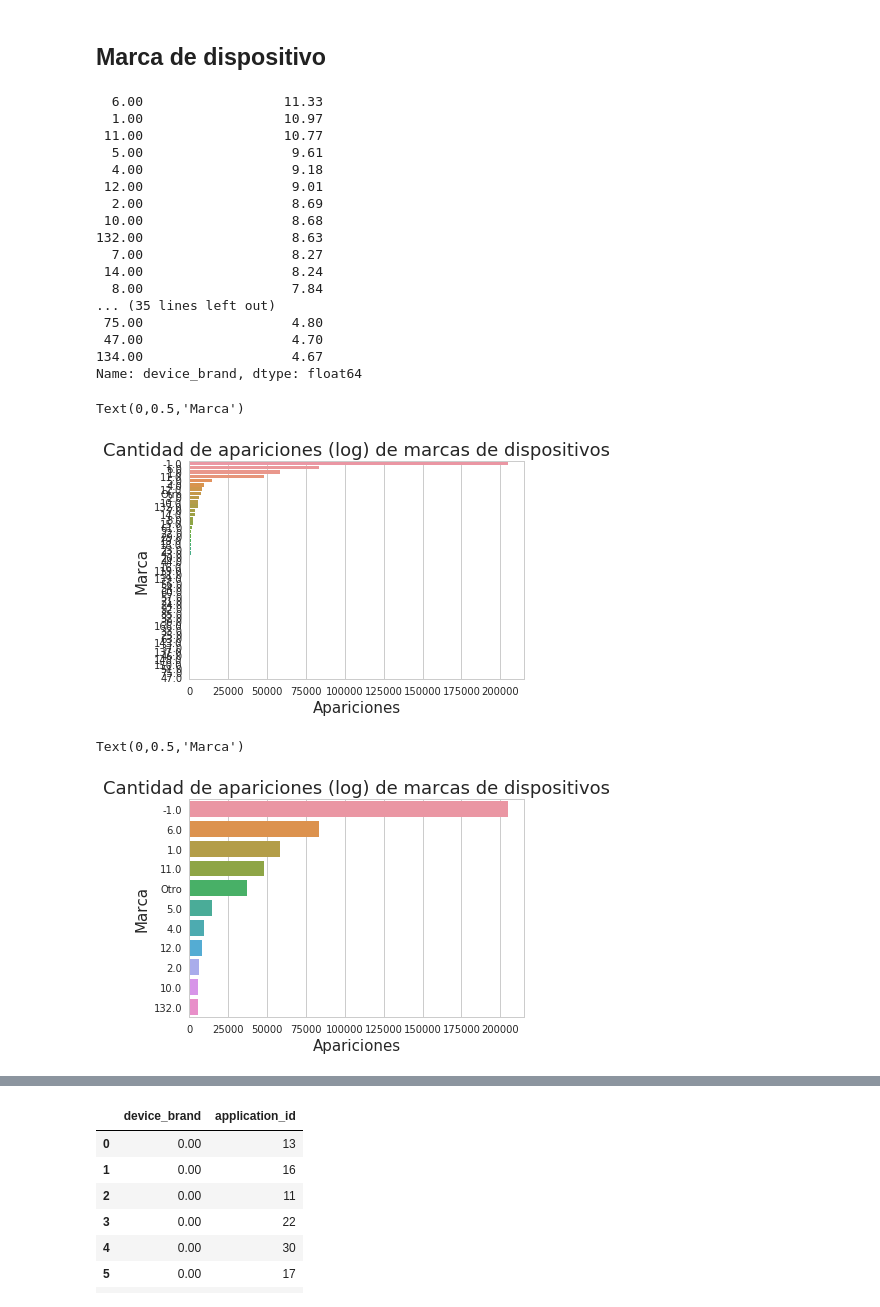
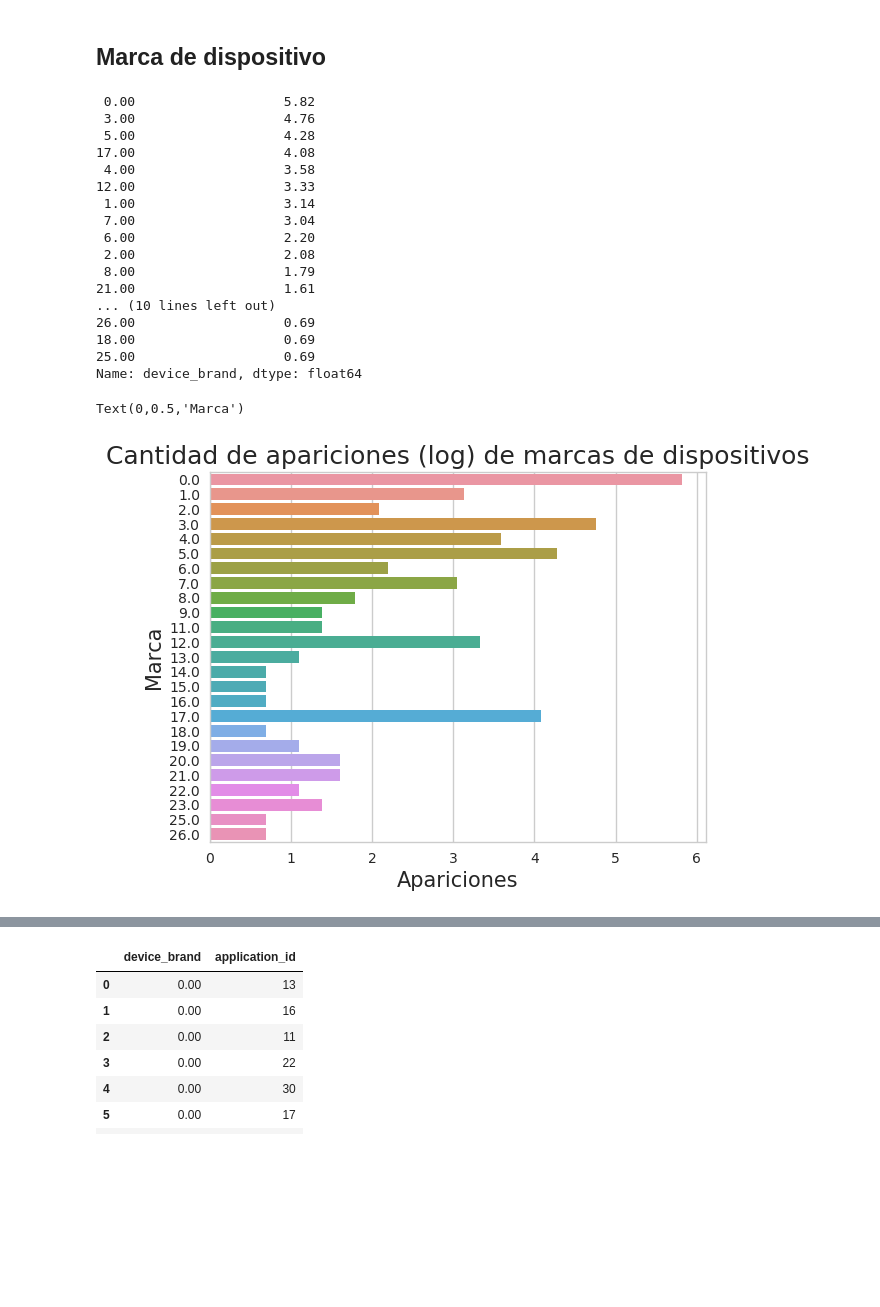
Before and after one commit to EugeniaFranchi/TP-Datos-2019, a Jupyter notebook: TP2/Installs.ipynb, the cells around one changed output, grey strips where cells are left out. Saved outputs shown, nothing was run; the diff lists cells and outputs as text; code cells hidden in the pictures; blank space fills up the shorter version.

```diff
--- a/TP2/Installs.ipynb
+++ b/TP2/Installs.ipynb
@@ -145,13 +154,13 @@ Text(0,0.5,'App')
 Hay una clara diferencia entre las aplicaciones 7 y 9 respecto de las demas.
 Veamos cuanto abarcan realmente:
 # %%
-def top5Apps(app):
-    if (app == 121 or app == 36 or app == 210 or app == 14 or app == 65):
+def top2Apps(app):
+    if (app == 7 or app == 9):
         return app
     return 'Otro'
 # %%
-installs['TopApp/Otro'] = installs['application_id'].apply(top5Apps)
-topApp = installs['TopApp/Otro'].value_counts()
+installs['appGeneralizado'] = installs['application_id'].apply(top2Apps)
+topApp = installs['appGeneralizado'].value_counts()
 # %%
 '''
 Grafico pie de las apps.
@@ -213,4 +222,9 @@ installs['dia'].value_counts()
 Name: dia, dtype: int64
+# %%
+'''
+Me quedo con una semana sin dias de la semana repetidos.
+'''
+installs = installs.loc[installs['dia'] <= 11]
 # %%
 '''
 Quedo solo con dia, hora, minutos y dia de la semana (respecto al tiempo).
@@ -438,24 +453,24 @@ Vemos algo parecido a lo que pasaba con las instalaciones segun ref_type: cada p
 # %% [markdown]
 ## Marca de dispositivo
 # %%
-marcas = installs.loc[installs['device_brand'] != -1]['device_brand'].value_counts().head(50)
+marcas = installs.loc[installs['device_brand'] != -1]['device_brand'].value_counts()
 marcas_log= np.log(marcas+1)
 marcas_log
 # %% [output]
-  6.00                  11.33
-  1.00                  10.97
- 11.00                  10.77
-  5.00                   9.61
-  4.00                   9.18
- 12.00                   9.01
-  2.00                   8.69
- 10.00                   8.68
-132.00                   8.63
-  7.00                   8.27
- 14.00                   8.24
-  8.00                   7.84
-... (35 lines left out)
- 75.00                   4.80
- 47.00                   4.70
-134.00                   4.67
+ 0.00                   5.82
+ 3.00                   4.76
+ 5.00                   4.28
+17.00                   4.08
+ 4.00                   3.58
+12.00                   3.33
+ 1.00                   3.14
+ 7.00                   3.04
+ 6.00                   2.20
+ 2.00                   2.08
+ 8.00                   1.79
+21.00                   1.61
+... (10 lines left out)
+26.00                   0.69
+18.00                   0.69
+25.00                   0.69
 Name: device_brand, dtype: float64
@@ -472,34 +477,12 @@ top50marcas = installs['top50marcas'].value_counts()
 # %%
 '''
 Grafico de barras de apariciones de marcas de dispositivos.
 '''
 
-g = sns.barplot(x=top50marcas.values, y=top50marcas.index, orient='h')
+g = sns.barplot(x=marcas_log.values, y=marcas_log.index, orient='h')
 g.set_title("Cantidad de apariciones (log) de marcas de dispositivos", fontsize=18)
 g.set_xlabel("Apariciones", fontsize=15)
 g.set_ylabel("Marca", fontsize=15)
 # %% [output]
 Text(0,0.5,'Marca')
-[figure, old version]
+[figure, new version]
-# %%
-top10marcas = list(installs['device_brand'].value_counts().head(10).to_frame().reset_index()['index'])
-
-def top10Marcas(app):
-    if app in top10marcas:
-        return app
-    return 'Otro'
-
-installs['top10marcas'] = installs['device_brand'].apply(top10Marcas)
-top10marcas = installs['top10marcas'].value_counts()
-
-'''
-Grafico de barras de apariciones de marcas de dispositivos.
-'''
-
-g = sns.barplot(x=top10marcas.values, y=top10marcas.index, orient='h')
-g.set_title("Cantidad de apariciones (log) de marcas de dispositivos", fontsize=18)
-g.set_xlabel("Apariciones", fontsize=15)
-g.set_ylabel("Marca", fontsize=15)
-# %% [output]
-Text(0,0.5,'Marca')
-[figure, removed]
```
Also changed, not shown: parts of 83 cells of this notebook, 2 other files.
